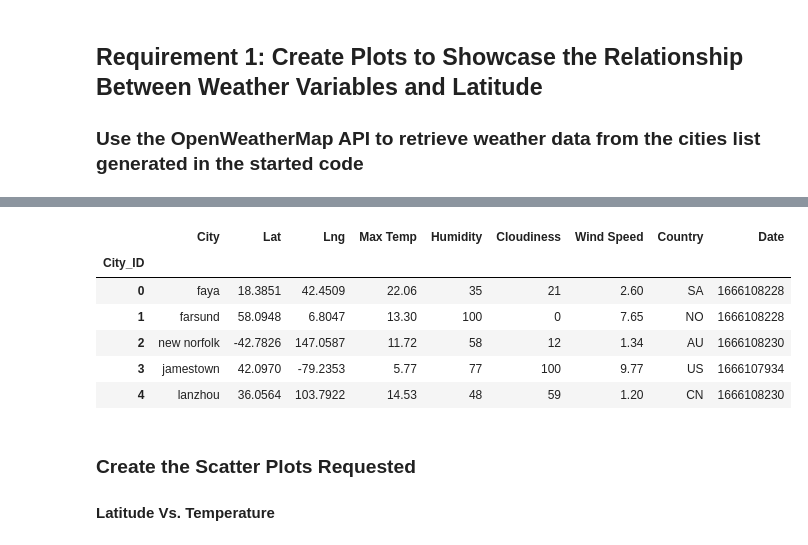
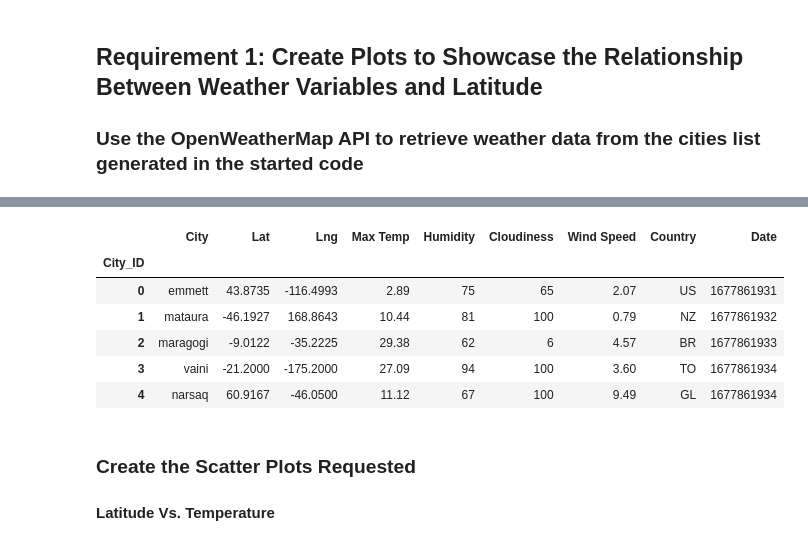
Before and after one commit to spmims/python-api-challenge, a Jupyter notebook: WeatherPy/starter_code/WeatherPy.ipynb, the cells around one changed output, grey strips where cells are left out. Cells and saved outputs as stored; diff of their text form; code cells hidden in the pictures.

```diff
--- a/WeatherPy/starter_code/WeatherPy.ipynb
+++ b/WeatherPy/starter_code/WeatherPy.ipynb
@@ -173,17 +173,17 @@ city_data_df.to_csv("output_data/cities.csv", index_label="City_ID")
 # %%
 # Read saved data
-city_data_df = pd.read_csv("output_data/cities.csv", index_col="City_ID")
+city_data_df = pd.read_csv(r"C:\Users\steph\Desktop\Data Analytics and Visualization\python-api-challenge\python-api-challenge\WeatherPy\output_data\city_data.csv", index_col="City_ID")
 
 # Display sample data
 city_data_df.head()
 # %% [output]
 |  | City | Lat | Lng | Max Temp | Humidity | Cloudiness | Wind Speed | Country | Date |
 | City_ID |  |  |  |  |  |  |  |  |  |
-| 0 | faya | 18.3851 | 42.4509 | 22.06 | 35 | 21 | 2.60 | SA | 1666108228 |
-| 1 | farsund | 58.0948 | 6.8047 | 13.30 | 100 | 0 | 7.65 | NO | 1666108228 |
-| 2 | new norfolk | -42.7826 | 147.0587 | 11.72 | 58 | 12 | 1.34 | AU | 1666108230 |
-| 3 | jamestown | 42.0970 | -79.2353 | 5.77 | 77 | 100 | 9.77 | US | 1666107934 |
-| 4 | lanzhou | 36.0564 | 103.7922 | 14.53 | 48 | 59 | 1.20 | CN | 1666108230 |
+| 0 | emmett | 43.8735 | -116.4993 | 2.89 | 75 | 65 | 2.07 | US | 1677861931 |
+| 1 | mataura | -46.1927 | 168.8643 | 10.44 | 81 | 100 | 0.79 | NZ | 1677861932 |
+| 2 | maragogi | -9.0122 | -35.2225 | 29.38 | 62 | 6 | 4.57 | BR | 1677861933 |
+| 3 | vaini | -21.2000 | -175.2000 | 27.09 | 94 | 100 | 3.60 | TO | 1677861934 |
+| 4 | narsaq | 60.9167 | -46.0500 | 11.12 | 67 | 100 | 9.49 | GL | 1677861934 |
 # %% [markdown]
 ### Create the Scatter Plots Requested
 
```
Also changed, not shown: parts of 7 cells of this notebook, 2 other files.
